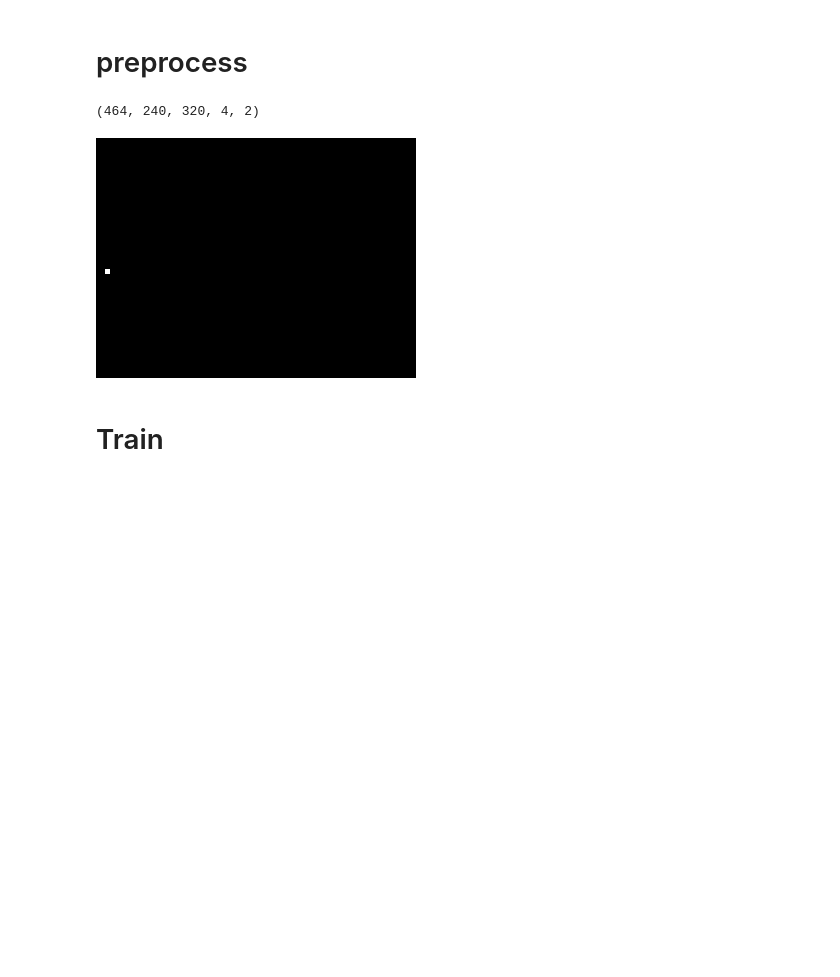
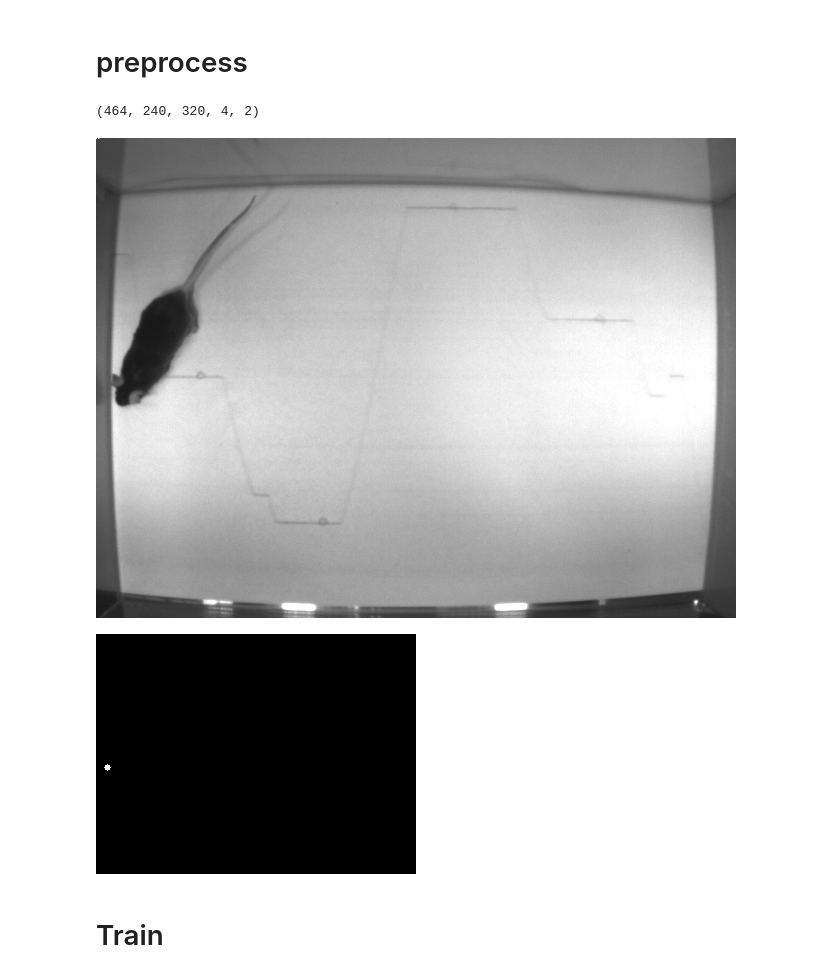
Before and after one commit to hongh-zhang/Vision, a Jupyter notebook: mice/mice.ipynb, the cells around one changed output. Saved outputs shown, nothing was run; the diff lists cells and outputs as text; code cells hidden in the pictures; blank space fills up the shorter version.

Commit message:
mice - Simplify heatmap generation

```diff
--- a/mice/mice.ipynb
+++ b/mice/mice.ipynb
@@ -19,14 +25,10 @@ fatal: destination path 'Vision' already exists and is not an empty directory.
 # (x,y) coordinates of each body part are provided in the label csv
 # so we'll have to convert it into array/tensors
 # each label coordinate & surrounding pixels are represented as 1
-# the rest being 0 to make up a heatmap
+# the rest being 0 to produce a heatmap for each body part
 
-PXL_RANGE = (-1.9999, -0.9999, 0.0001, 1.0001, 2.0001)
-# how many pixels away from the label is treated as 1.0
-# (3 here)
-# python's rounding sometimes ties on 0.5 e.g. both 13.5, 14.5 -> 14
-# so I added 1e-4
-PXLS = [1.0 for _ in range(len(PXL_RANGE)**2)]
+RADIUS = 3  # influence range of each label
+SHAPE = (240, 320)  # shape of label
 
 
 images = []
@@ -42,50 +44,52 @@ for img_file, row in zip(sorted(os.listdir(path+'frames')),
     # process label coordinate into heatmap
     lbl = []
     for i in range(0, 8, 2):
-        x = row[i+1] / 2  # downsample by 2
-        y = row[i] / 2
-        indices = sorted([[round(x+j), round(y+k)]
-                  for j in PXL_RANGE for k in PXL_RANGE
-                  if round(x+j)>=0 and round(y+k)>=0])
 
-        # calling sparse tensor to easily input indices
-        heatmap = tf.sparse.SparseTensor(indices, PXLS, (240, 320))
-        heatmap = tf.reshape(tf.sparse.to_dense(heatmap), (1, 240, 320, 1))
+        # read coordinates
+        # downsample by 2 to reduce operations
+        x = round(row[i] / 2)
+        y = round(row[i+1] / 2)
+
+        # create heatmap from coordinates
+        heatmap = cv2.circle(np.zeros(SHAPE), (x, y), RADIUS, 255, -1)
+        heatmap = tf.reshape(tf.convert_to_tensor(heatmap), (1, 240, 320, 1))
         lbl.append(heatmap)
     lbl = tf.concat(lbl, axis=3)  # each lbl: (1, 480, 640, 4)
 
     images.append(img)
     labels.append(lbl)
 
     # flip
     for axis in ([1],[2],[1,2]):
         new_img = tf.reverse(img, axis)
         new_lbl = tf.reverse(lbl, axis)
         images.append(new_img)
         labels.append(new_lbl)
 
 # convert list of tensors into a large tensor
 images = tf.concat(images, axis=0)
 labels = tf.concat(labels, axis=0)
 
 # cast labels into 1+4d, -> (None, 240, 320, 4, 2)
 labels = tf.stack([1-labels, labels], axis=4)
 print(labels.shape)
 # each dim corresponds to
 # (batch size, height, width,
 # no. of feature, we have (snout, L.ear, R.ear, tail) here,
 # probability of feature/non-feature)
 
 # the last dimension is actually redundant, but required to work with
 # tensorflow's categorical cross entropy loss
 # (didn't manage to properly use the binary cross entropy loss, maybe
 # a custom loss is required?)
 
+cv2_imshow(images[0].numpy()[:,:,0] * 255)
 cv2_imshow(labels[0].numpy()[:,:,0,1] * 255)
-# -> snout position of 1st image
+# (snout position)
 # %% [output]
 (464, 240, 320, 4, 2)
-[figure, old version]
+[figure, new version]
+[figure, added]
 # %%
 test_images = images[:20]
 test_labels = labels[:20]
```
Also changed, not shown: parts of 2 cells of this notebook.
